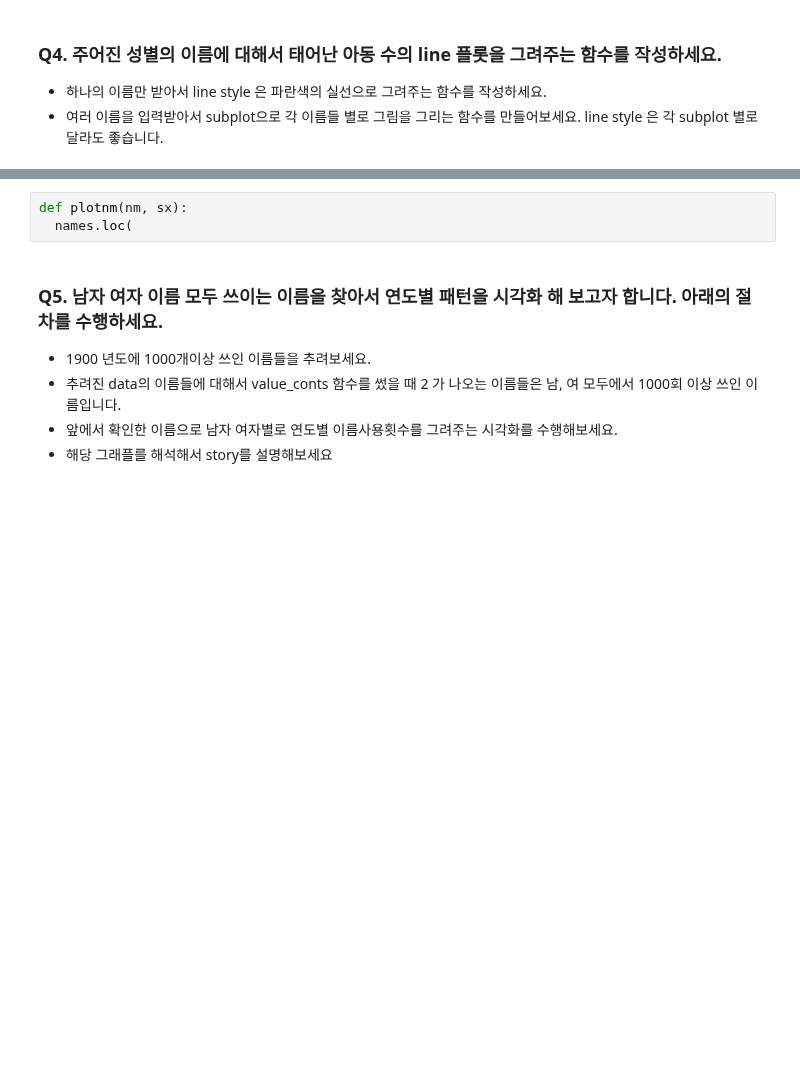
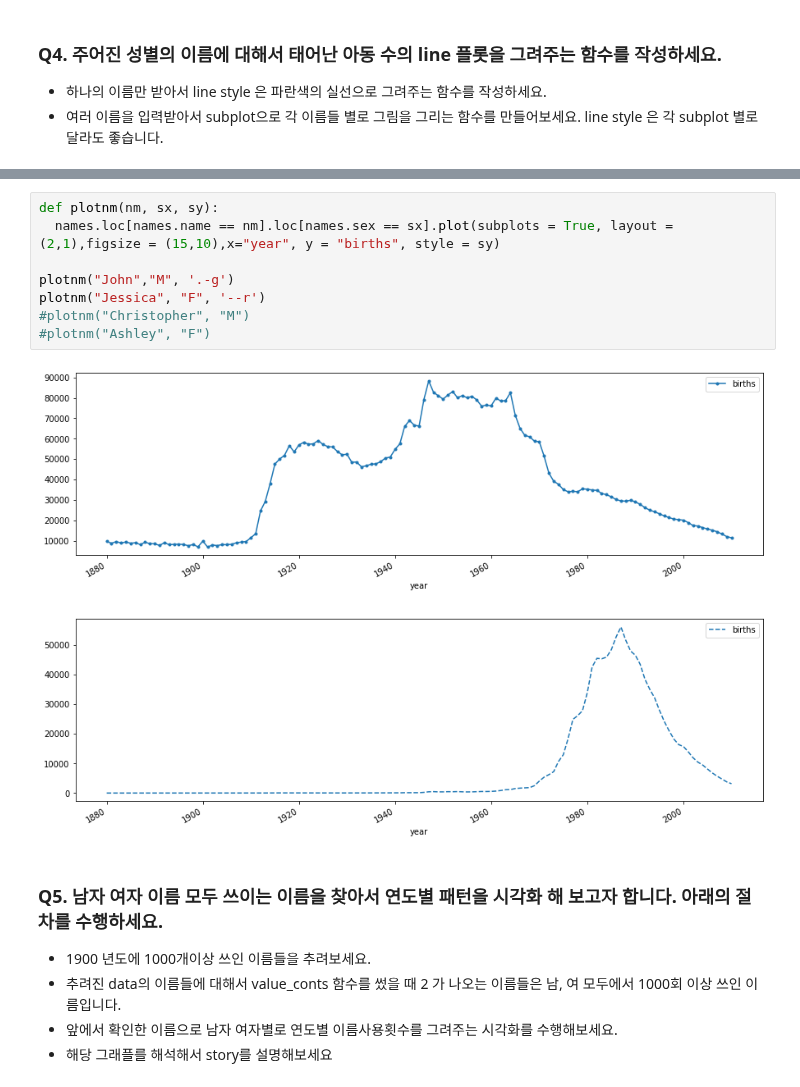
Before and after one commit to kcw0331/Environmental-Health-Big-Data-Analysis, a Jupyter notebook: 14주차/Test_python.ipynb, the cells around one changed output, grey strips where cells are left out. Drawn from its saved outputs; the diff is of its cells as text; blank space fills up the shorter version.

```diff
--- a/14주차/Test_python.ipynb
+++ b/14주차/Test_python.ipynb
@@ -136,6 +136,14 @@ names.loc[names.name=="John"].loc[names.sex == "M"].plot(kind = "line", y = "bir
-# %%
-def plotnm(nm, sx):
-  names.loc(
+# %%
+def plotnm(nm, sx, sy):
+  names.loc[names.name == nm].loc[names.sex == sx].plot(subplots = True, layout = (2,1),figsize = (15,10),x="year", y = "births", style = sy)
+
+plotnm("John","M", '.-g')
+plotnm("Jessica", "F", '--r')
+#plotnm("Christopher", "M")
+#plotnm("Ashley", "F")
+# %% [output]
+[figure, added]
+[figure, added]
 # %% [markdown]
 ### Q5. 남자 여자 이름 모두 쓰이는 이름을 찾아서 연도별 패턴을 시각화 해 보고자 합니다. 아래의 절차를 수행하세요.
 
```
Also changed, not shown: parts of 6 cells of this notebook.
